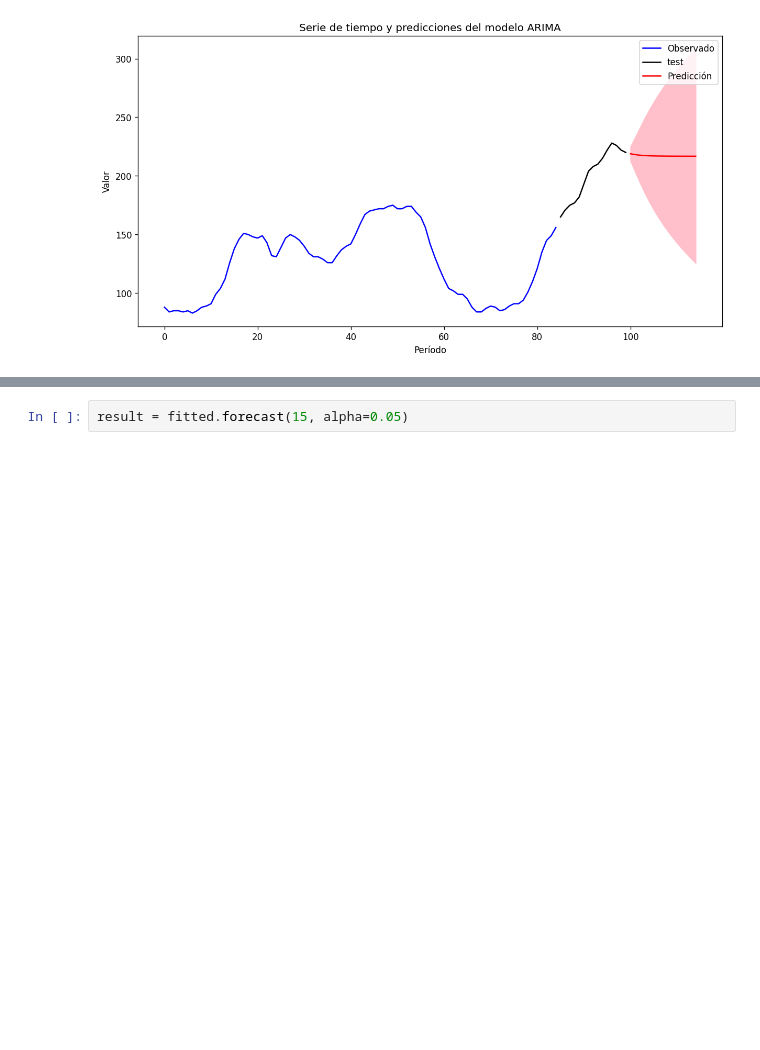
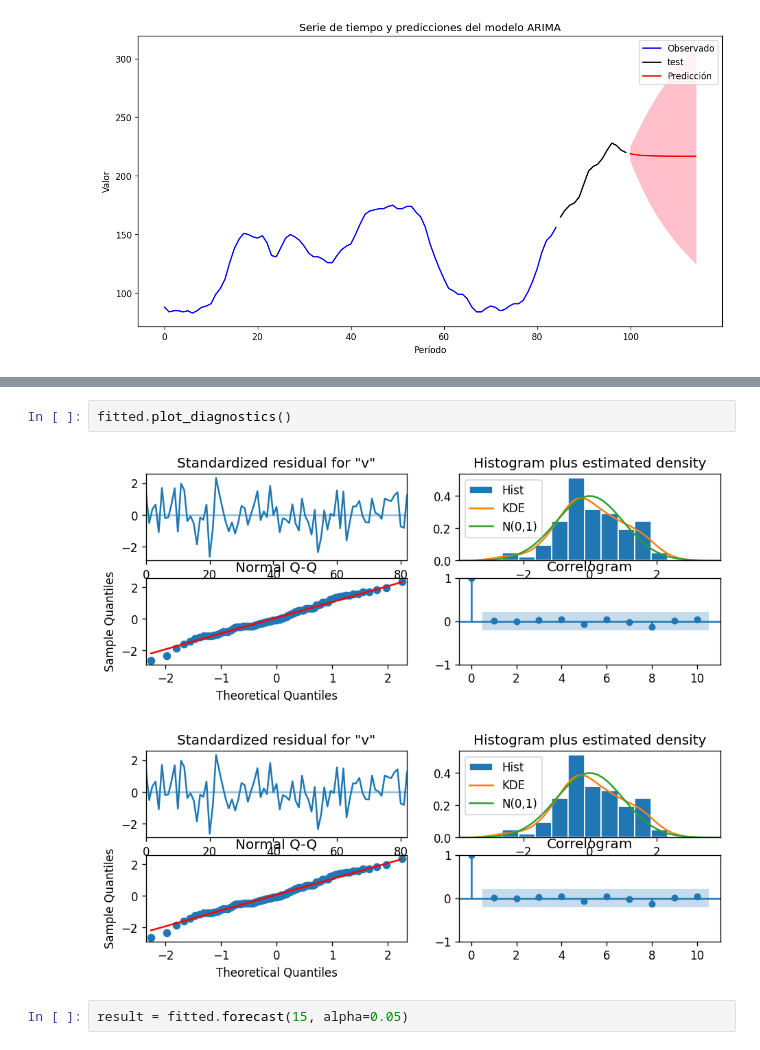
Before and after one commit to jaimeisaac2020/Python-analsisis-basicos, a Jupyter notebook: arima_sarima_sarimax_Python.ipynb, the cells around one changed output, grey strips where cells are left out. Cells and saved outputs as stored; diff of their text form; blank space fills up the shorter version.

```diff
--- a/arima_sarima_sarimax_Python.ipynb
+++ b/arima_sarima_sarimax_Python.ipynb
@@ -347,6 +392,11 @@ Covariance Type:                  opg
 
 Warnings:
 [1] Covariance matrix calculated using the outer product of gradients (complex-step).
+# %%
+fitted.plot_diagnostics()
+# %% [output]
+[figure, added]
+[figure, added]
 # %%
 result = fitted.forecast(15, alpha=0.05)
 # %%
```
Also changed, not shown: parts of 15 cells of this notebook.
